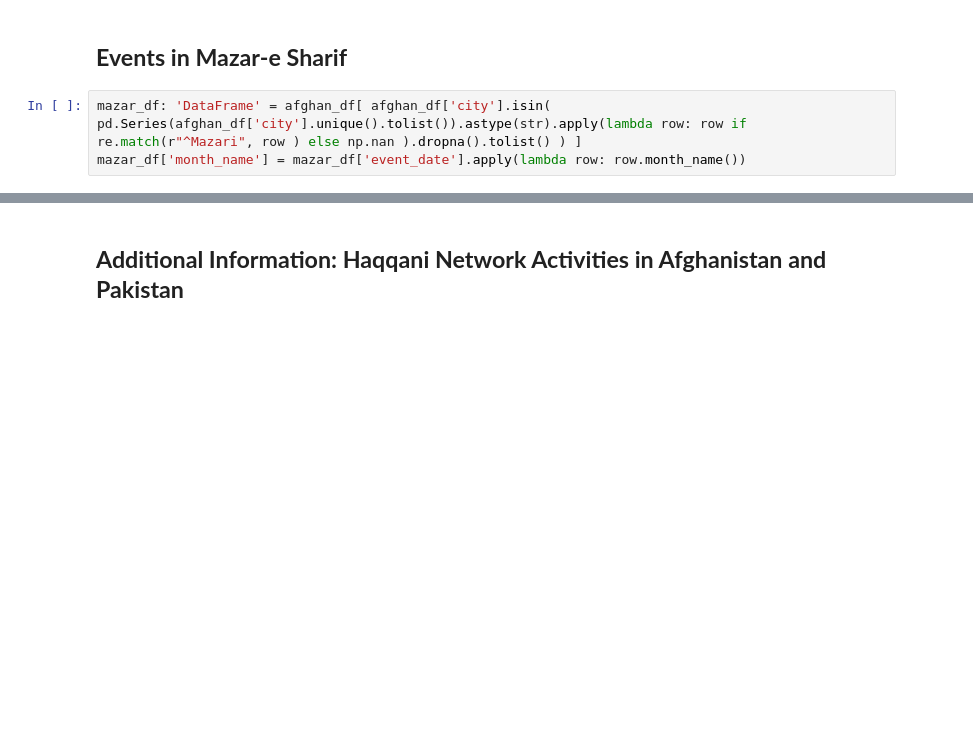
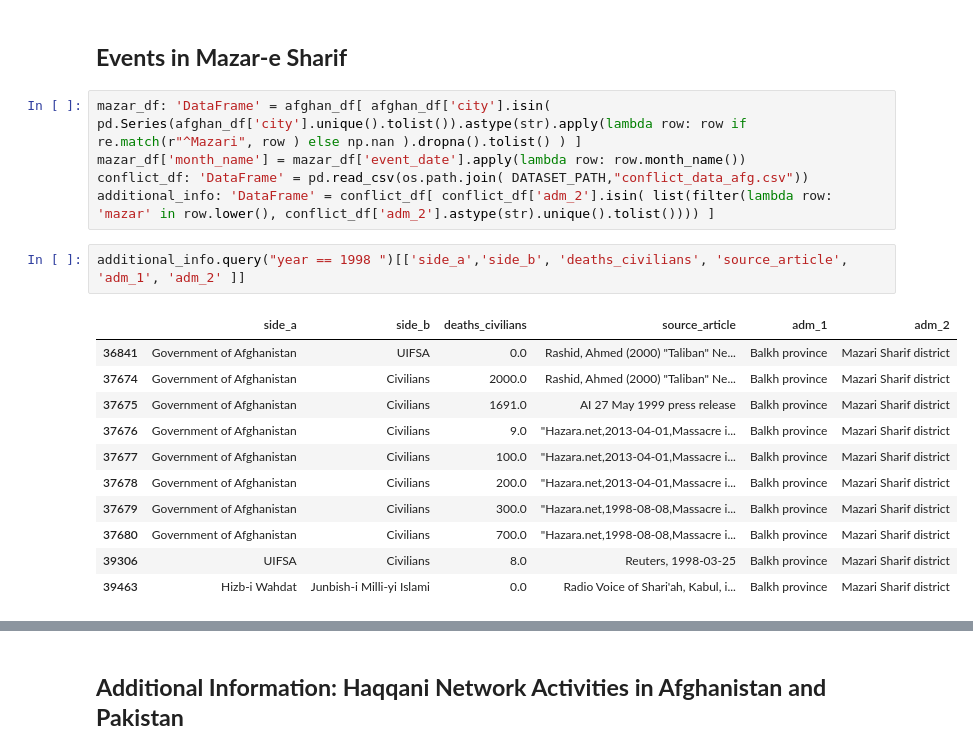
Before and after one commit to OdinProjectI/ODIN, a Jupyter notebook: WarInAfghanistan2001_2006.ipynb, the cells around one changed output, grey strips where cells are left out. Drawn from its saved outputs; the diff is of its cells as text; blank space fills up the shorter version.

```diff
--- a/WarInAfghanistan2001_2006.ipynb
+++ b/WarInAfghanistan2001_2006.ipynb
@@ -766,3 +770,19 @@ plt.tight_layout()
 # %%
 mazar_df: 'DataFrame' = afghan_df[ afghan_df['city'].isin( pd.Series(afghan_df['city'].unique().tolist()).astype(str).apply(lambda row: row if re.match(r"^Mazari", row ) else np.nan ).dropna().tolist() ) ]
 mazar_df['month_name'] = mazar_df['event_date'].apply(lambda row: row.month_name())
+conflict_df: 'DataFrame' = pd.read_csv(os.path.join( DATASET_PATH,"conflict_data_afg.csv"))
+additional_info: 'DataFrame' = conflict_df[ conflict_df['adm_2'].isin( list(filter(lambda row: 'mazar' in row.lower(), conflict_df['adm_2'].astype(str).unique().tolist()))) ]
+# %%
+additional_info.query("year == 1998 ")[['side_a','side_b', 'deaths_civilians', 'source_article', 'adm_1', 'adm_2' ]]
+# %% [output]
+|  | side_a | side_b | deaths_civilians | source_article | adm_1 | adm_2 |
+| 36841 | Government of Afghanistan | UIFSA | 0.0 | Rashid, Ahmed (2000) "Taliban" Ne... | Balkh province | Mazari Sharif district |
+| 37674 | Government of Afghanistan | Civilians | 2000.0 | Rashid, Ahmed (2000) "Taliban" Ne... | Balkh province | Mazari Sharif district |
+| 37675 | Government of Afghanistan | Civilians | 1691.0 | AI 27 May 1999 press release | Balkh province | Mazari Sharif district |
+| 37676 | Government of Afghanistan | Civilians | 9.0 | "Hazara.net,2013-04-01,Massacre i... | Balkh province | Mazari Sharif district |
+| 37677 | Government of Afghanistan | Civilians | 100.0 | "Hazara.net,2013-04-01,Massacre i... | Balkh province | Mazari Sharif district |
+| 37678 | Government of Afghanistan | Civilians | 200.0 | "Hazara.net,2013-04-01,Massacre i... | Balkh province | Mazari Sharif district |
+| 37679 | Government of Afghanistan | Civilians | 300.0 | "Hazara.net,1998-08-08,Massacre i... | Balkh province | Mazari Sharif district |
+| 37680 | Government of Afghanistan | Civilians | 700.0 | "Hazara.net,1998-08-08,Massacre i... | Balkh province | Mazari Sharif district |
+| 39306 | UIFSA | Civilians | 8.0 | Reuters, 1998-03-25 | Balkh province | Mazari Sharif district |
+| 39463 | Hizb-i Wahdat | Junbish-i Milli-yi Islami | 0.0 | Radio Voice of Shari'ah, Kabul, i... | Balkh province | Mazari Sharif district |
```
Also changed, not shown: parts of 15 cells of this notebook.
